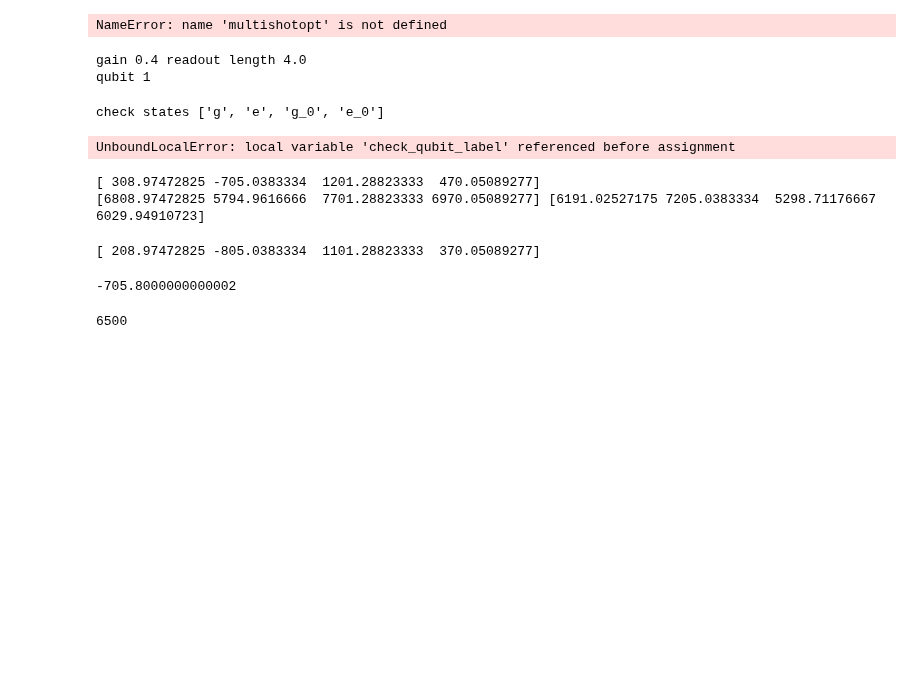
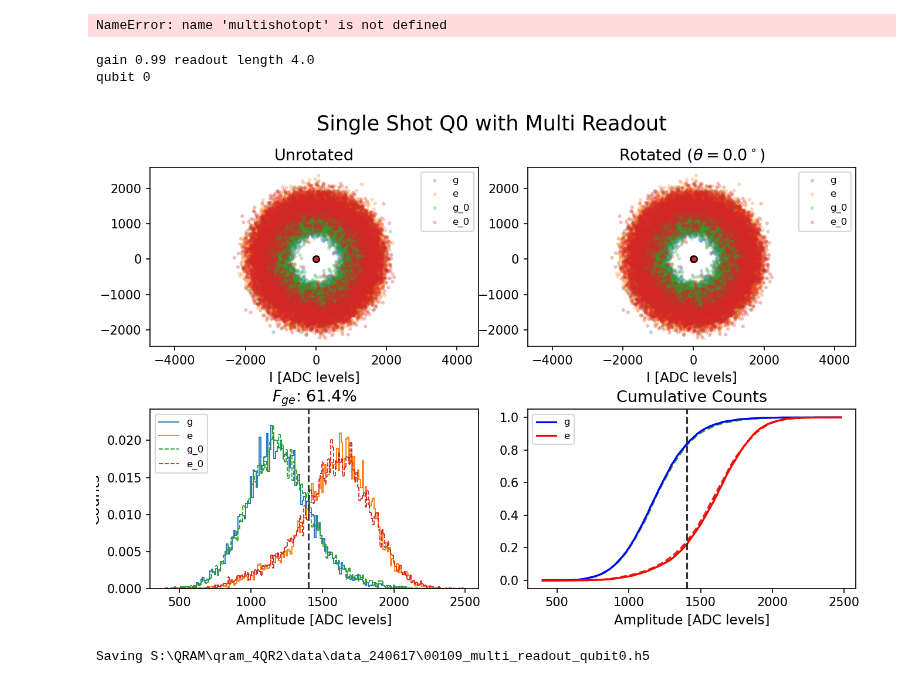
Before and after one commit to SchusterLab/qram_tprocv1_expts, a Jupyter notebook: high_power_readout.ipynb, the cells around one changed output. Drawn from its saved outputs; the diff is of its cells as text; code cells hidden in the pictures; blank space fills up the shorter version.

```diff
--- a/high_power_readout.ipynb
+++ b/high_power_readout.ipynb
@@ -162,7 +201,7 @@ results_Qi = all_results[qubit_i]
 ## Set reps and rounds
 # %%
 reps = 100
-rounds = 5
+rounds = 15
 # %% [markdown]
 # Resonator spectro
 # %%
@@ -411,7 +465,7 @@ fig.tight_layout()
 # %% [markdown]
 # Single shots
 # %%
-qubit_i = 3
+qubit_i = 0
 
 shot = meas.HistogramExperiment(
     soccfg=soc,
@@ -675,12 +729,14 @@ print(f'Fidelity {multishotopt.data["fid"][imax[0], imax[1], imax[2]]}')
 # %%
 imax
 # %%
-qubit_i = 1
-gain_vec = np.array([0.4])
+qubit_i = 0
+gain_vec = np.array([0.99])
 readout_vec = np.array([4.0])
 wait_vec = np.array([10])
 n_trig = np.array([1])
-freq =  5794 - yaml_cfg.hw.soc.dacs.readout.mixer_freq
+# freq =  5794 - yaml_cfg.hw.soc.dacs.readout.mixer_freq
+mixer_freq = 6200
+
 
 for t in n_trig:
     for w in wait_vec:
@@ -695,8 +751,12 @@ for t in n_trig:
                     config_file=config_path,
                 )
 
+                shot.cfg = AttrDict(deepcopy(yaml_cfg))
+                for i in range(4):
+                    shot.cfg.device.readout.frequency[i] = res_freq[i] - mixer_freq
+
                 shot.cfg.expt = dict(
-                    reps=1000,
+                    reps=10000,
                     check_e=True,
                     check_f=False,
                     qTest=qubit_i,
@@ -705,34 +765,41 @@ for t in n_trig:
                     n_trig=t, # extend readout by triggering this many times in a row
                     init_read_wait_us=w, # wait between readout blocks
                     use_gf_readout=False,
                     avg_trigs=True, # whether to combine data from trigger stacks into 1 averaged histogram
                     full_mux_expt = True,
 
                 )
                 if shot.cfg.expt.full_mux_expt:
                     shot.cfg.expt.lengths = [r]*4
                     shot.cfg.device.readout.readout_length = shot.cfg.expt.lengths
                     shot.cfg.expt.mask = [0,1,2,3]
                     shot.cfg.expt.full_mux_ch = 4
                 else:
                     for q in range(4):
                         shot.cfg.device.readout.readout_length[q] = r
                 shot.cfg.device.readout.frequency[qubit_i]= freq
                 shot.cfg.device.readout.gain[qubit_i] = g
+
+                if shot.cfg.expt.full_mux_expt:
+                    shot.cfg.hw.soc.dacs.readout.mixer_freq = mixer_freq
+
+
+
+
                 print('qubit', shot.cfg.expt.qTest)
 
                 try:
                     shot.go(analyze=False, display=False, progress=True, save=False)
                 except Exception:
                     print("Pyro traceback:")
                     print("".join(Pyro4.util.getPyroTraceback()))
 
                 shot.analyze(fit=False, check_readouts=[0], post_select=False, verbose=False, amplitude_mode=True, plot=True)
                 # shot.display(fit=False, post_select=False, verbose=False, export=False)
 
                 shot.save_data()
 # %% [output]
-gain 0.4 readout length 4.0
-qubit 1
+gain 0.99 readout length 4.0
+qubit 0
+[figure, added]
-check states ['g', 'e', 'g_0', 'e_0']
+Saving S:\QRAM\qram_4QR2\data\data_240617\00109_multi_readout_qubit0.h5
-UnboundLocalError: local variable 'check_qubit_label' referenced before assignment
@@ -742,24 +805,0 @@ mux = 6500
-# %%
-gen_freqs_up = mux + sidebands
-gen_freqs_down = mux - sidebands
-print(sidebands)
-print(gen_freqs_up, gen_freqs_down)
-# %% [output]
-[ 308.97472825 -705.0383334  1201.28823333  470.05089277]
-[6808.97472825 5794.9616666  7701.28823333 6970.05089277] [6191.02527175 7205.0383334  5298.71176667 6029.94910723]
-# %%
-# shift the sideband by -400 and compute the new desired sideband frequencies so that the gen_freqs_up are the same
-
-mux = 6600
-sidebands = gen_freqs_up - mux
-print(sidebands)
-# %% [output]
-[ 208.97472825 -805.0383334  1101.28823333  370.05089277]
-# %%
-5794.2 - 6500
-# %% [output]
--705.8000000000002
-# %%
-yaml_cfg.hw.soc.dacs.readout.mixer_freq
-# %% [output]
-6500
```
Also changed, not shown: parts of 32 cells of this notebook, 1 other file.
